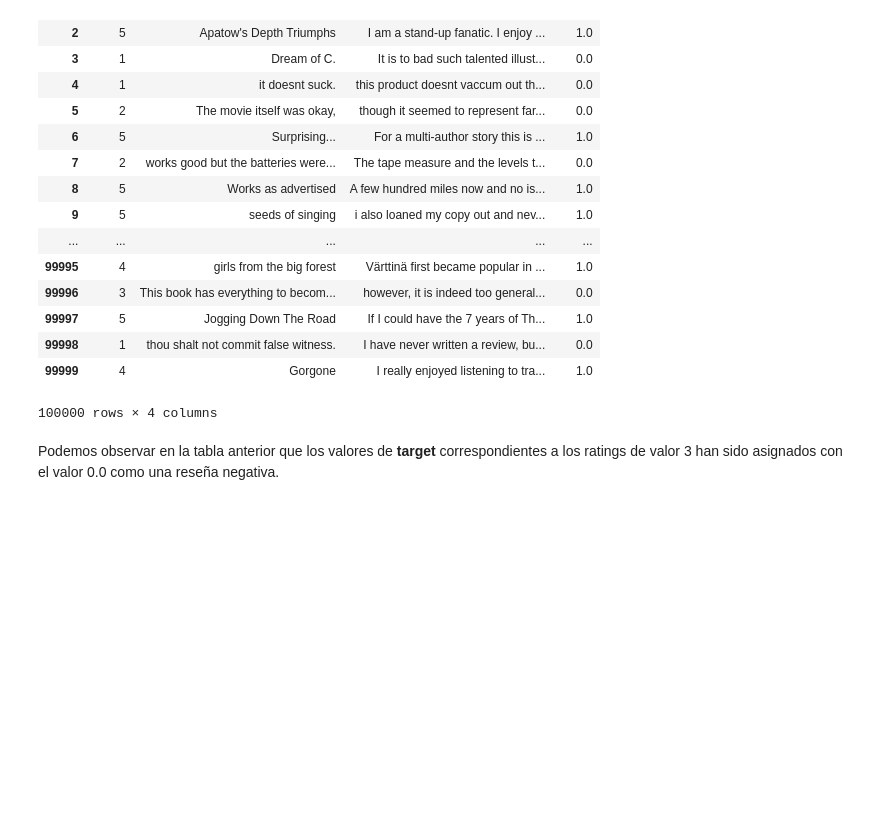
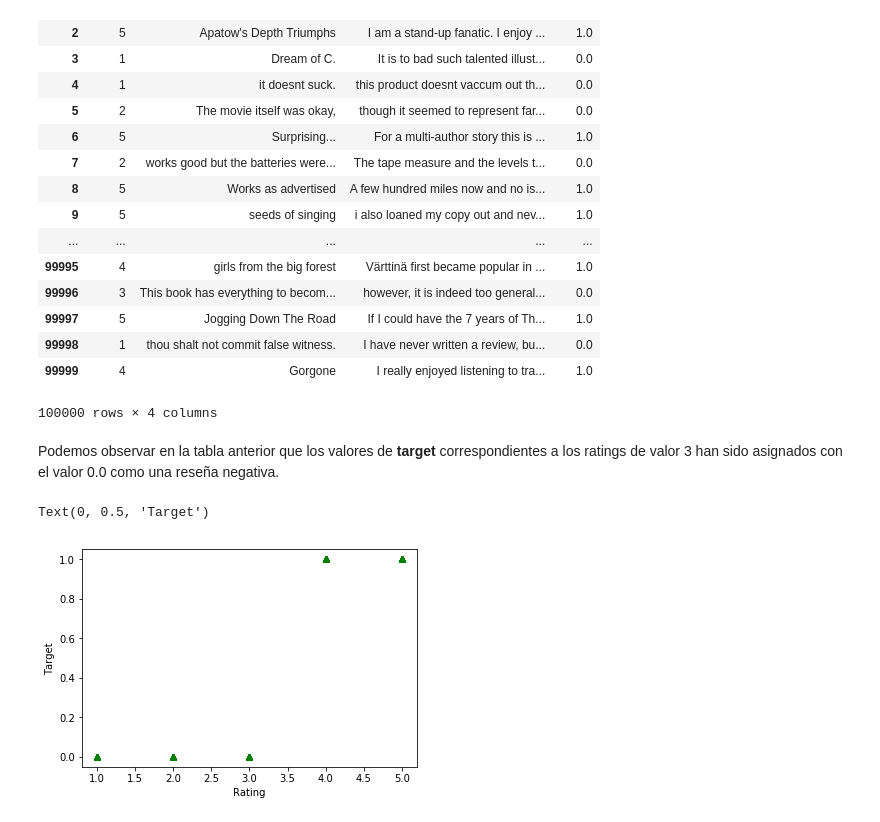
Before and after one commit to aenet/mentoria, a Jupyter notebook: analisis-visualizacion/tp-analisis-visualizacion.ipynb, the cells around one changed output. Cells and saved outputs as stored; diff of their text form; code cells hidden in the pictures; blank space fills up the shorter version.

Commit message:
analisis de probabilidad de la variable rating

```diff
--- a/analisis-visualizacion/tp-analisis-visualizacion.ipynb
+++ b/analisis-visualizacion/tp-analisis-visualizacion.ipynb
@@ -114,0 +117,8 @@ Podemos observar en la tabla anterior que los valores de **target** correspondie
+# %%
+x_rates = dt.iloc[:,0]
+y_target = dt.iloc[:,3]
+plt.plot(x_rates, y_target, 'g^')
+plt.xlabel("Rating"); plt.ylabel("Target")
+# %% [output]
+Text(0, 0.5, 'Target')
+[figure, added]
```
Also changed, not shown: parts of 6 cells of this notebook.
